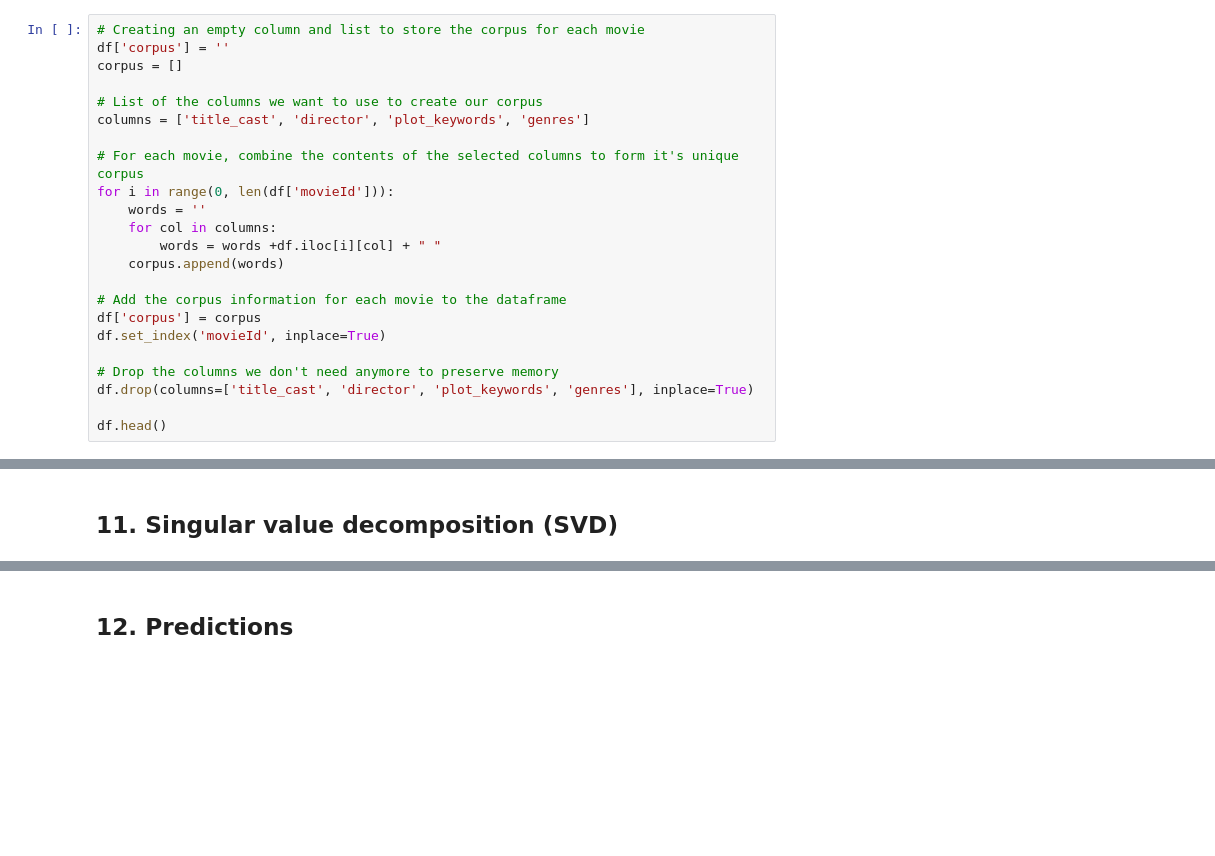
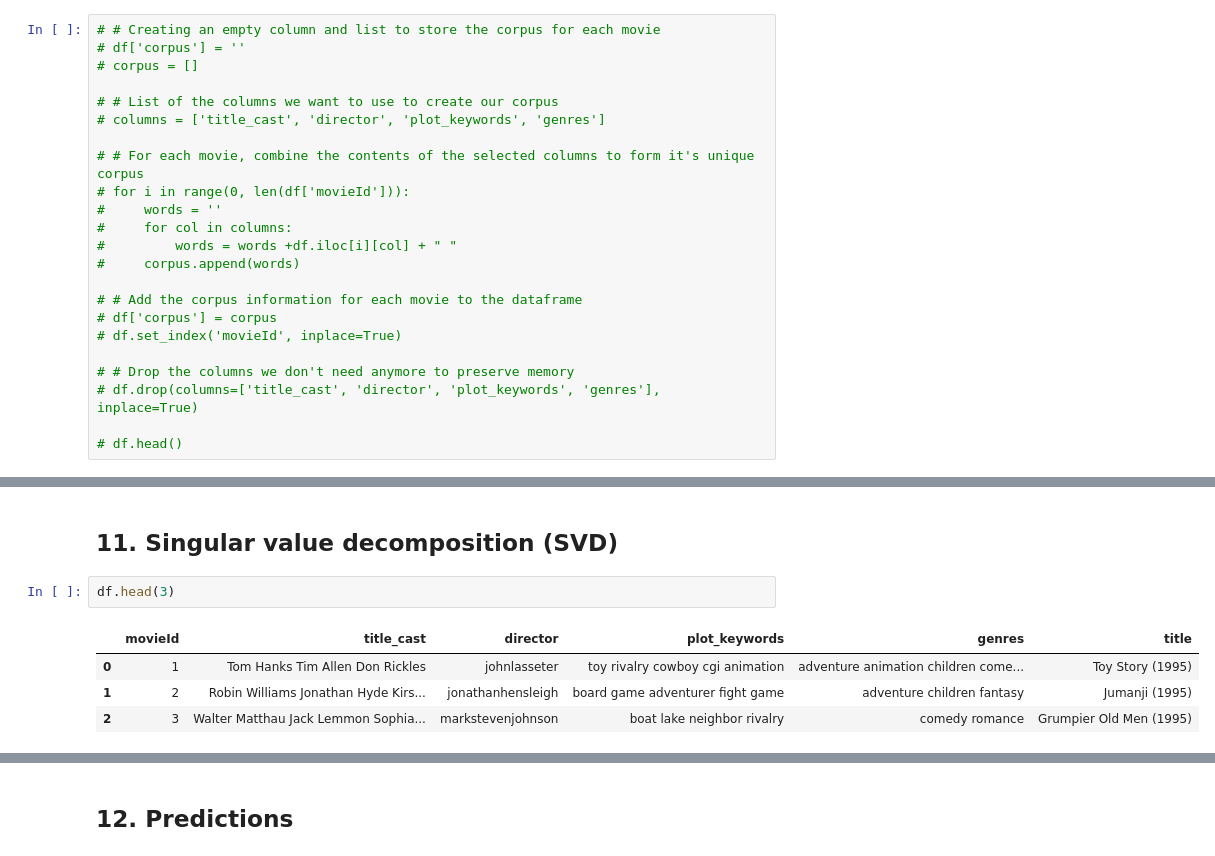
Before and after one commit to drikus-d/unsupervised-predict-streamlit-template, a Jupyter notebook: Euphrasia_Unsupervised_Notebook.ipynb, the cells around one changed output, grey strips where cells are left out. Drawn from its saved outputs; the diff is of its cells as text; blank space fills up the shorter version.

```diff
--- a/Euphrasia_Unsupervised_Notebook.ipynb
+++ b/Euphrasia_Unsupervised_Notebook.ipynb
@@ -341,25 +341,25 @@ We will be using the cast, director, plot keywords and genre as the metadata for
 # %% [markdown]
 ### Corpus for each film
 # %%
-# Creating an empty column and list to store the corpus for each movie
-df['corpus'] = ''
-corpus = []
+# # Creating an empty column and list to store the corpus for each movie
+# df['corpus'] = ''
+# corpus = []
 
-# List of the columns we want to use to create our corpus
-columns = ['title_cast', 'director', 'plot_keywords', 'genres']
+# # List of the columns we want to use to create our corpus
+# columns = ['title_cast', 'director', 'plot_keywords', 'genres']
 
-# For each movie, combine the contents of the selected columns to form it's unique corpus
-for i in range(0, len(df['movieId'])):
-    words = ''
-    for col in columns:
-        words = words +df.iloc[i][col] + " "
-    corpus.append(words)
+# # For each movie, combine the contents of the selected columns to form it's unique corpus
+# for i in range(0, len(df['movieId'])):
+#     words = ''
+#     for col in columns:
+#         words = words +df.iloc[i][col] + " "
+#     corpus.append(words)
 
-# Add the corpus information for each movie to the dataframe
-df['corpus'] = corpus
-df.set_index('movieId', inplace=True)
+# # Add the corpus information for each movie to the dataframe
+# df['corpus'] = corpus
+# df.set_index('movieId', inplace=True)
 
-# Drop the columns we don't need anymore to preserve memory
-df.drop(columns=['title_cast', 'director', 'plot_keywords', 'genres'], inplace=True)
+# # Drop the columns we don't need anymore to preserve memory
+# df.drop(columns=['title_cast', 'director', 'plot_keywords', 'genres'], inplace=True)
 
-df.head()
+# df.head()
@@ -388,3 +380,10 @@ count_matrix = cv.fit_transform(df['corpus'])
 ## 10. Collaborative Filtering
 # %% [markdown]
 ## 11. Singular value decomposition (SVD)
+# %%
+df.head(3)
+# %% [output]
+|  | movieId | title_cast | director | plot_keywords | genres | title |
+| 0 | 1 | Tom Hanks Tim Allen Don Rickles | johnlasseter | toy rivalry cowboy cgi animation | adventure animation children come... | Toy Story (1995) |
+| 1 | 2 | Robin Williams Jonathan Hyde Kirs... | jonathanhensleigh | board game adventurer fight game | adventure children fantasy | Jumanji (1995) |
+| 2 | 3 | Walter Matthau Jack Lemmon Sophia... | markstevenjohnson | boat lake neighbor rivalry | comedy romance | Grumpier Old Men (1995) |
```
Also changed, not shown: parts of 6 cells of this notebook, 1 other file.
